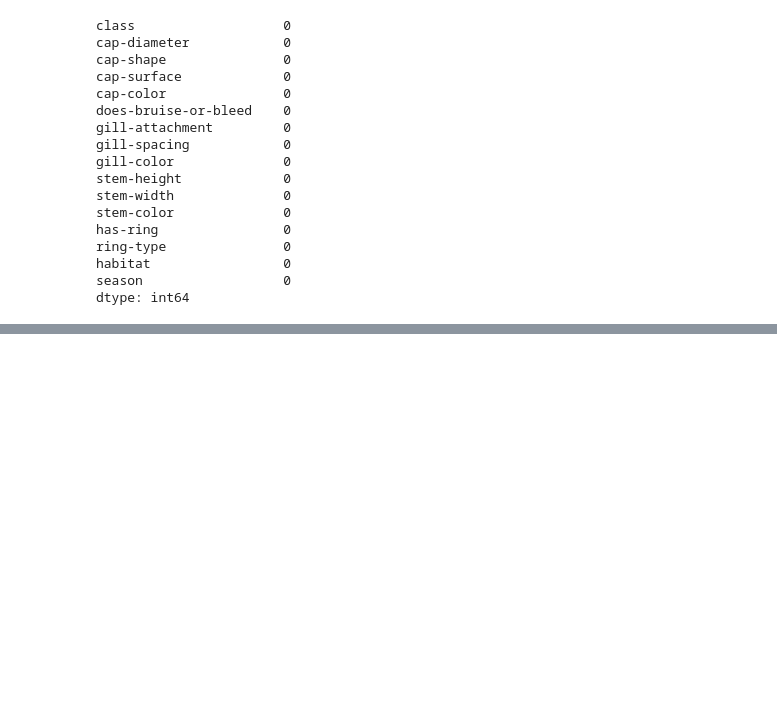
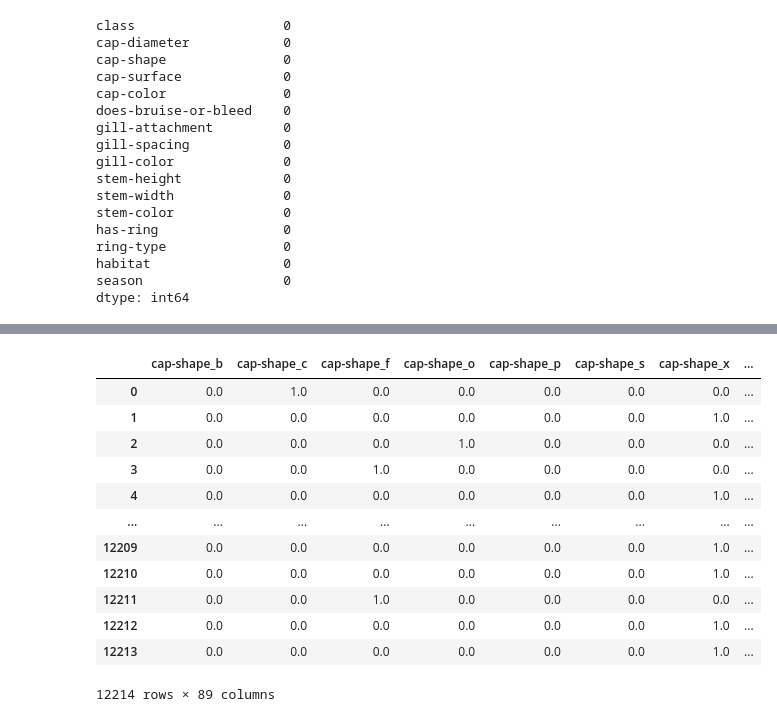
Before and after one commit to GerardoG2/PoisonMushroomClassifier, a Jupyter notebook: Notebooks/datacleaning.ipynb, the cells around one changed output, grey strips where cells are left out. Saved outputs shown, nothing was run; the diff lists cells and outputs as text; code cells hidden in the pictures; blank space fills up the shorter version.

```diff
--- a/Notebooks/datacleaning.ipynb
+++ b/Notebooks/datacleaning.ipynb
@@ -269,0 +378,48 @@ df
+# %%
+# encode features
+from sklearn.preprocessing import OneHotEncoder
+
+# do not encode class
+imputed_train_df_no_class = imputed_train_df.drop(columns=['class'])
+imputed_test_df_no_class = imputed_test_df.drop(columns=['class'])
+
+# get categorical columns
+cat_columns = imputed_train_df_no_class.select_dtypes(include=['object']).columns.tolist()
+
+encoder = OneHotEncoder(categories = 'auto', sparse_output=False, handle_unknown='ignore')
+
+# encode train data
+encoded_train = imputed_train_df_no_class[cat_columns]
+encoded_train = encoder.fit_transform(encoded_train)
+# encode test data
+encoded_test = imputed_test_df_no_class[cat_columns]
+encoded_test = encoder.transform(encoded_test)
+
+# get feature names
+feature_names = encoder.get_feature_names_out(cat_columns)
+
+# encoded dataframes
+encoded_train__featuresdf = pd.DataFrame(
+    encoded_train,
+    columns=feature_names
+)
+
+encoded_test__features_df = pd.DataFrame(
+    encoded_test,
+    columns=feature_names
+)
+encoded_test__features_df
+# %% [output]
+|  | cap-shape_b | cap-shape_c | cap-shape_f | cap-shape_o | cap-shape_p | cap-shape_s | cap-shape_x | ... |
+| 0 | 0.0 | 1.0 | 0.0 | 0.0 | 0.0 | 0.0 | 0.0 | ... |
+| 1 | 0.0 | 0.0 | 0.0 | 0.0 | 0.0 | 0.0 | 1.0 | ... |
+| 2 | 0.0 | 0.0 | 0.0 | 1.0 | 0.0 | 0.0 | 0.0 | ... |
+| 3 | 0.0 | 0.0 | 1.0 | 0.0 | 0.0 | 0.0 | 0.0 | ... |
+| 4 | 0.0 | 0.0 | 0.0 | 0.0 | 0.0 | 0.0 | 1.0 | ... |
+| ... | ... | ... | ... | ... | ... | ... | ... | ... |
+| 12209 | 0.0 | 0.0 | 0.0 | 0.0 | 0.0 | 0.0 | 1.0 | ... |
+| 12210 | 0.0 | 0.0 | 0.0 | 0.0 | 0.0 | 0.0 | 1.0 | ... |
+| 12211 | 0.0 | 0.0 | 1.0 | 0.0 | 0.0 | 0.0 | 0.0 | ... |
+| 12212 | 0.0 | 0.0 | 0.0 | 0.0 | 0.0 | 0.0 | 1.0 | ... |
+| 12213 | 0.0 | 0.0 | 0.0 | 0.0 | 0.0 | 0.0 | 1.0 | ... |
+12214 rows × 89 columns
```
Also changed, not shown: parts of 28 cells of this notebook, 2 other files.
